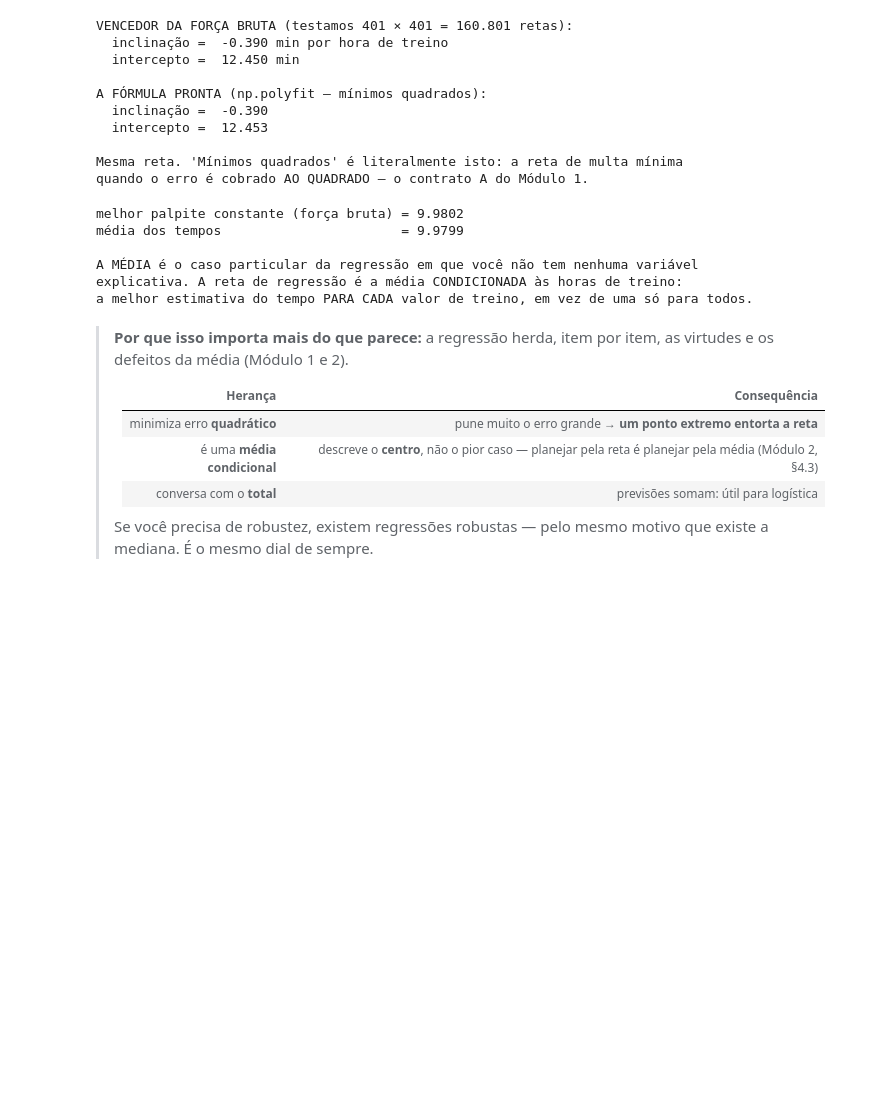
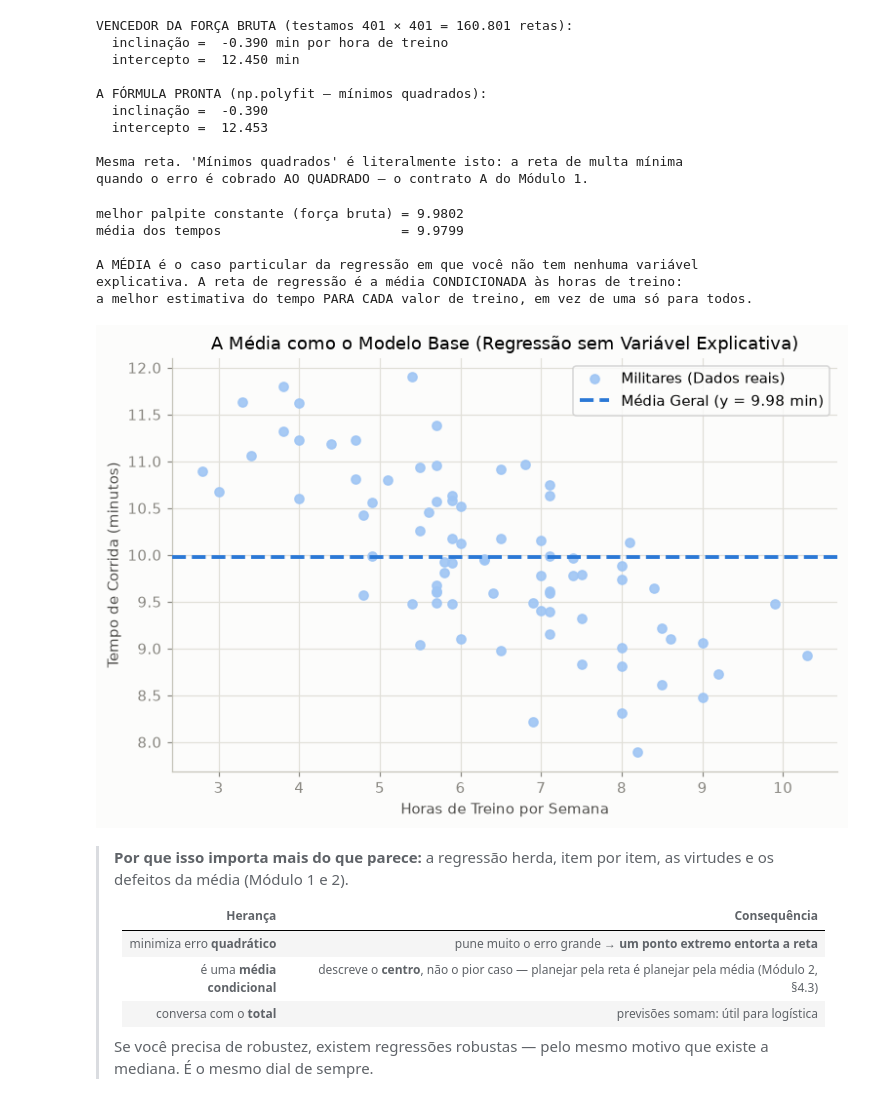
Before and after one commit to silvio-estat/AULA_ESTATISTICA, a Jupyter notebook: ESTAT_BASICA/dia2/05_regressao.ipynb, the cells around one changed output. Cells and saved outputs as stored; diff of their text form; code cells hidden in the pictures; blank space fills up the shorter version.

```diff
--- a/ESTAT_BASICA/dia2/05_regressao.ipynb
+++ b/ESTAT_BASICA/dia2/05_regressao.ipynb
@@ -190,26 +190,47 @@ A FÓRMULA PRONTA (np.polyfit — mínimos quadrados):
 
 Mesma reta. 'Mínimos quadrados' é literalmente isto: a reta de multa mínima
 quando o erro é cobrado AO QUADRADO — o contrato A do Módulo 1.
-# %%
-# --- A média é a regressão SEM x ---
-# Se o seu palpite não pode depender de nada, a melhor reta é uma reta HORIZONTAL.
-# E a altura dela é... a média.
-so_constante = np.linspace(t.min(), t.max(), 4001)
-multa_const = np.array([np.sum((t - c) ** 2) for c in so_constante])
-
-print(f"melhor palpite constante (força bruta) = {so_constante[multa_const.argmin()]:.4f}")
-print(f"média dos tempos                       = {t.mean():.4f}")
-print()
-print("A MÉDIA é o caso particular da regressão em que você não tem nenhuma variável")
-print("explicativa. A reta de regressão é a média CONDICIONADA às horas de treino:")
-print("a melhor estimativa do tempo PARA CADA valor de treino, em vez de uma só para todos.")
-# %% [output]
-melhor palpite constante (força bruta) = 9.9802
-média dos tempos                       = 9.9799
-
-A MÉDIA é o caso particular da regressão em que você não tem nenhuma variável
-explicativa. A reta de regressão é a média CONDICIONADA às horas de treino:
-a melhor estimativa do tempo PARA CADA valor de treino, em vez de uma só para todos.
+# %%
+# --- A média é a regressão SEM x ---
+# Se o seu palpite não pode depender de nada, a melhor reta é uma reta HORIZONTAL.
+# E a altura dela é... a média.
+so_constante = np.linspace(t.min(), t.max(), 4001)
+multa_const = np.array([np.sum((t - c) ** 2) for c in so_constante])
+
+media_t = t.mean()
+
+print(f"melhor palpite constante (força bruta) = {so_constante[multa_const.argmin()]:.4f}")
+print(f"média dos tempos                       = {media_t:.4f}")
+print()
+print("A MÉDIA é o caso particular da regressão em que você não tem nenhuma variável")
+print("explicativa. A reta de regressão é a média CONDICIONADA às horas de treino:")
+print("a melhor estimativa do tempo PARA CADA valor de treino, em vez de uma só para todos.")
+
+# --- Gráfico ---
+plt.figure(figsize=(8, 5))
+
+# Usando as variáveis que você definiu: 'h' (horas_treino) no eixo X e 't' (tempo) no eixo Y
+# Aproveitando o dicionário de cores 'COR'
+plt.scatter(h, t, color=COR["dados"], label="Militares (Dados reais)", alpha=0.9, zorder=2)
+
+# Desenhando a reta da média
+plt.axhline(y=media_t, color=COR["media"], linestyle="--", linewidth=2.5,
+            label=f"Média Geral (y = {media_t:.2f} min)", zorder=3)
+
+plt.title("A Média como o Modelo Base (Regressão sem Variável Explicativa)")
+plt.xlabel("Horas de Treino por Semana")
+plt.ylabel("Tempo de Corrida (minutos)")
+plt.legend()
+
+plt.show()
+# %% [output]
+melhor palpite constante (força bruta) = 9.9802
+média dos tempos                       = 9.9799
+
+A MÉDIA é o caso particular da regressão em que você não tem nenhuma variável
+explicativa. A reta de regressão é a média CONDICIONADA às horas de treino:
+a melhor estimativa do tempo PARA CADA valor de treino, em vez de uma só para todos.
+[figure, added]
 # %% [markdown]
 > **Por que isso importa mais do que parece:** a regressão herda, item por item, as virtudes e os
 > defeitos da média (Módulo 1 e 2).
```
Also changed, not shown: parts of 3 cells of this notebook, 4 other files.
